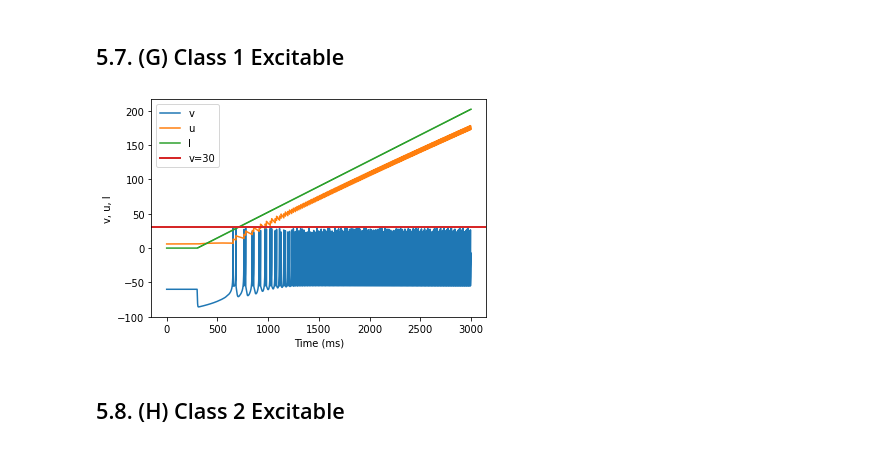
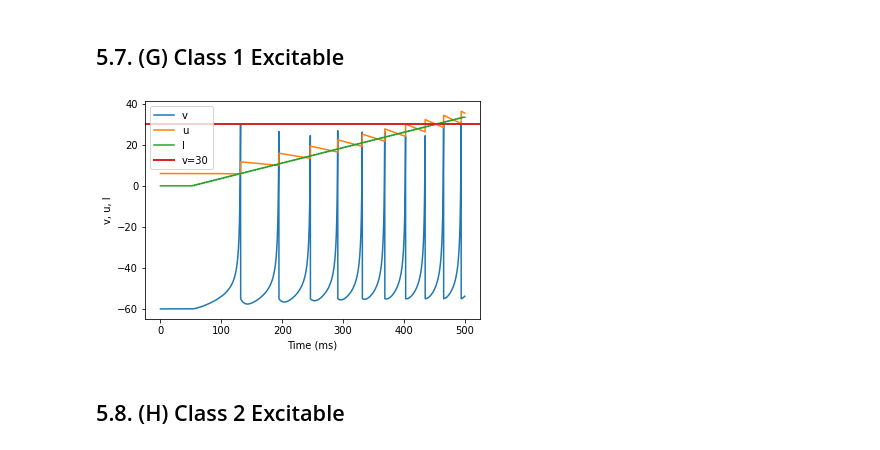
Before and after one commit to juletx/spiking-neural-network, a Jupyter notebook: notebooks/P44_Izhikevich_SNN_Model_NN_D2.ipynb, the cells around one changed output. Saved outputs shown, nothing was run; the diff lists cells and outputs as text; code cells hidden in the pictures.

Commit message:
Add remaining 5. neuron features

```diff
--- a/notebooks/P44_Izhikevich_SNN_Model_NN_D2.ipynb
+++ b/notebooks/P44_Izhikevich_SNN_Model_NN_D2.ipynb
@@ -203,11 +205,45 @@ model(a=0.01, d=8, fI='int(t>85*ms)*30', V=-70, tau=1/0.25, duration=850)
 [figure]
 # %% [markdown]
 ## 5.7. (G) Class 1 Excitable
+# %%
+# The original model is changed: (0.04*V^2+4.1*V+108-u+I) it will be necessary to copy it
+def model2(a=0.02, b=0.2, c=-65, d=2, fI='int(t>200*ms)*10', V=-65, tau=1/0.1, duration=2000):
+    # Parameters
+    tau = tau*ms
+    duration = duration*ms
+
+    # Simulation
+    # We added int(t>duration/10) to make v and u constant at the start when I=0
+    eqs = '''
+    dv/dt = int(t>duration/10)*(0.04*v**2+4.1*v+108-u+I)/tau : 1
+    du/dt = int(t>duration/10)*(a*(b*v-u))/tau : 1
+    I : 1
+    '''
+    G = NeuronGroup(1, eqs, threshold='v>=30', reset='v=c; u+=d', method='euler')
+    G.v = V
+    G.u = b*V
+
+    M = StateMonitor(G, ('v', 'u', 'I'), record=0)
+
+    @network_operation(dt=1*ms)
+    def change_I():
+        G.I = fI
+
+    run(duration)
+
+    # Plotting
+    plot(M.t/ms, M.v[0], label='v')
+    plot(M.t/ms, M.u[0], label='u')
+    plot(M.t/ms, M.I[0], label='I')
+    axhline(30, ls='-', c='C3', lw=2, label='v=30')
+    xlabel('Time (ms)')
+    ylabel('v, u, I')
+    legend()
 # %%
-# V decreases at the start and that causes a delay in the spikes. The duration is too high and I increases too much
-model(b=-0.1, c=-55, d=6, fI='int(t>300*ms)*0.075*(t/ms-300)', V=-60, tau=1/0.25, duration=3000)
+# Original duration is 300
+model2(b=-0.1, c=-55, d=6, fI='int(t>50*ms)*0.075*(t/ms-50)', V=-60, tau=1/0.25, duration=500)
 # %% [output]
-[figure, old version]
+[figure, new version]
 # %% [markdown]
 ## 5.8. (H) Class 2 Excitable
 # %%
```
Also changed, not shown: parts of 33 cells of this notebook.
